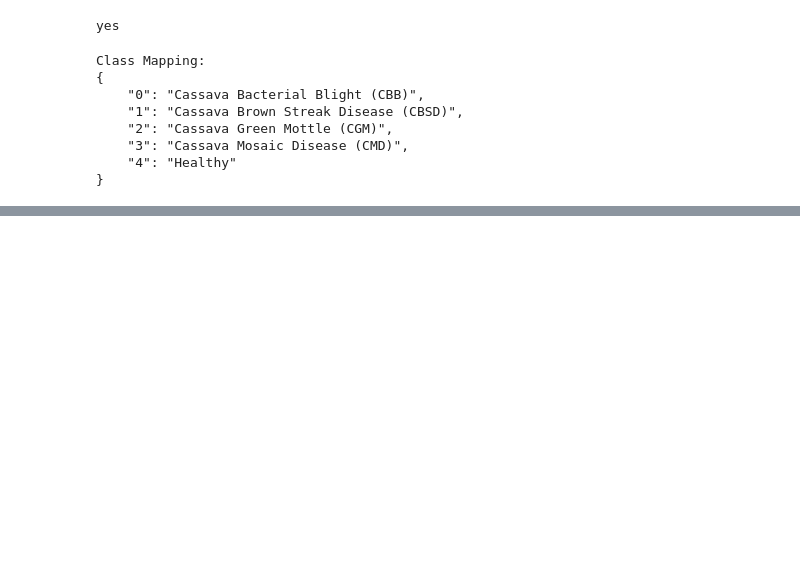
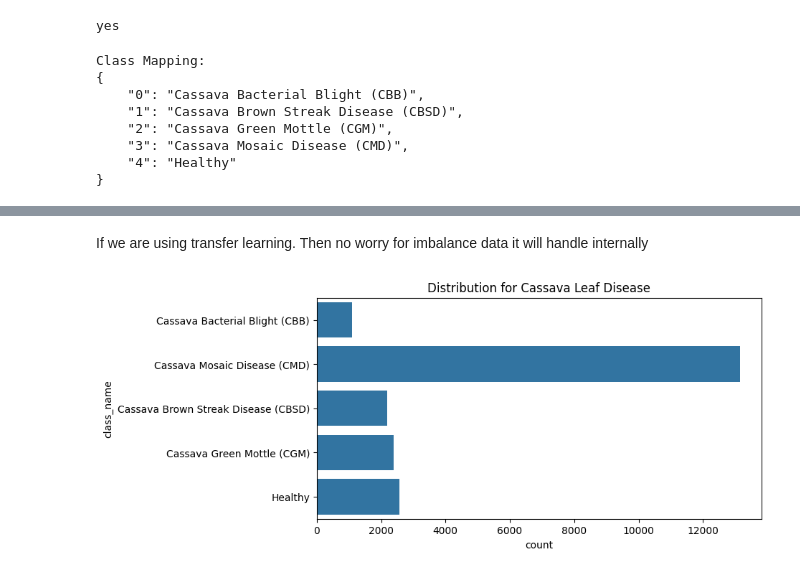
Before and after one commit to Optimus0205/Computer-Vision, a Jupyter notebook: cnn-project-1.ipynb, the cells around one changed output, grey strips where cells are left out. Cells and saved outputs as stored; diff of their text form; code cells hidden in the pictures; blank space fills up the shorter version.

```diff
--- a/cnn-project-1.ipynb
+++ b/cnn-project-1.ipynb
@@ -80,0 +140,10 @@ Class Mapping:
+# %% [markdown]
+If we are using transfer learning.
+Then no worry for imbalance data it will handle internally
+# %%
+plt.figure(figsize=(8,4))
+sns.countplot(y='class_name',data=df_train)
+plt.title('Distribution for Cassava Leaf Disease')
+plt.show()
+# %% [output]
+[figure, added]
```
Also changed, not shown: parts of 13 cells of this notebook.
